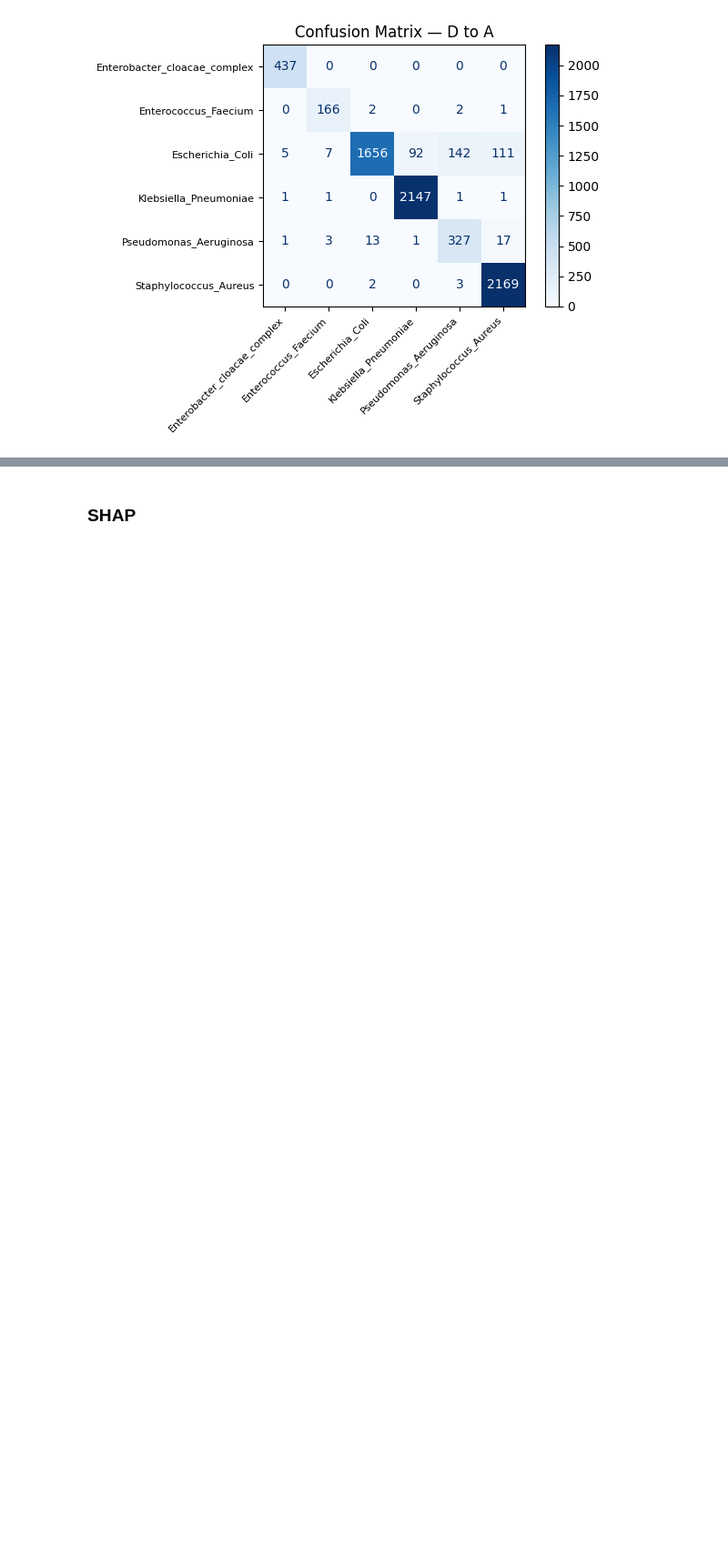
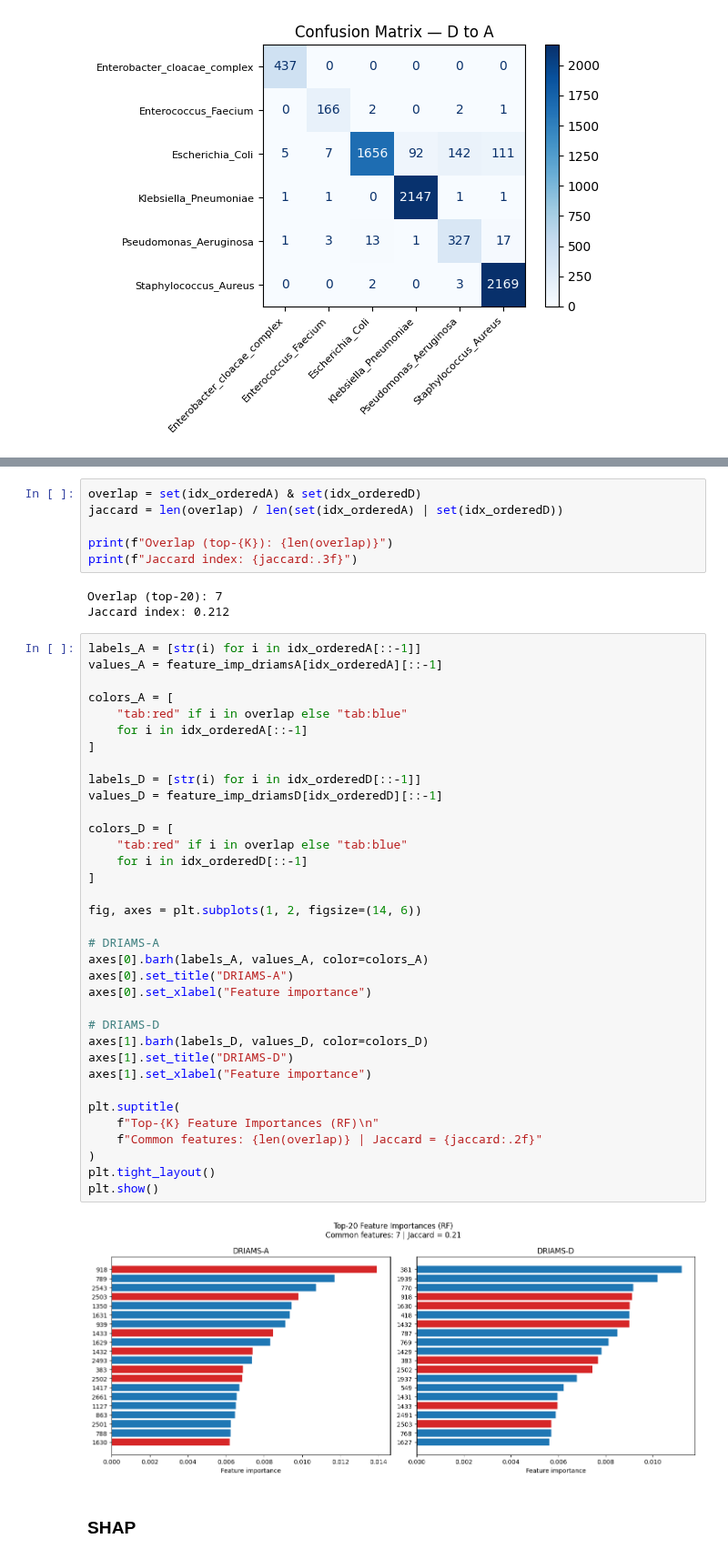
Before and after one commit to alexgaarciia/MALDIAlign, a Jupyter notebook: experiments/notebooks/style_transfer/style_transfer_multidecoder_prior.ipynb, the cells around one changed output, grey strips where cells are left out. Shown at 91% size. Saved outputs shown, nothing was run; the diff lists cells and outputs as text; blank space fills up the shorter version.

Commit message:
add feature importance

```diff
--- a/experiments/notebooks/style_transfer/style_transfer_multidecoder_prior.ipynb
+++ b/experiments/notebooks/style_transfer/style_transfer_multidecoder_prior.ipynb
@@ -667,3 +718,49 @@ Specificity Macro: 0.9883
+# %%
+overlap = set(idx_orderedA) & set(idx_orderedD)
+jaccard = len(overlap) / len(set(idx_orderedA) | set(idx_orderedD))
+
+print(f"Overlap (top-{K}): {len(overlap)}")
+print(f"Jaccard index: {jaccard:.3f}")
+# %% [output]
+Overlap (top-20): 7
+Jaccard index: 0.212
+# %%
+labels_A = [str(i) for i in idx_orderedA[::-1]]
+values_A = feature_imp_driamsA[idx_orderedA][::-1]
+
+colors_A = [
+    "tab:red" if i in overlap else "tab:blue"
+    for i in idx_orderedA[::-1]
+]
+
+labels_D = [str(i) for i in idx_orderedD[::-1]]
+values_D = feature_imp_driamsD[idx_orderedD][::-1]
+
+colors_D = [
+    "tab:red" if i in overlap else "tab:blue"
+    for i in idx_orderedD[::-1]
+]
+
+fig, axes = plt.subplots(1, 2, figsize=(14, 6))
+
+# DRIAMS-A
+axes[0].barh(labels_A, values_A, color=colors_A)
+axes[0].set_title("DRIAMS-A")
+axes[0].set_xlabel("Feature importance")
+
+# DRIAMS-D
+axes[1].barh(labels_D, values_D, color=colors_D)
+axes[1].set_title("DRIAMS-D")
+axes[1].set_xlabel("Feature importance")
+
+plt.suptitle(
+    f"Top-{K} Feature Importances (RF)\n"
+    f"Common features: {len(overlap)} | Jaccard = {jaccard:.2f}"
+)
+plt.tight_layout()
+plt.show()
+# %% [output]
+[figure, added]
 # %% [markdown]
 ### SHAP
 # %%
```
Also changed, not shown: parts of 5 cells of this notebook.
